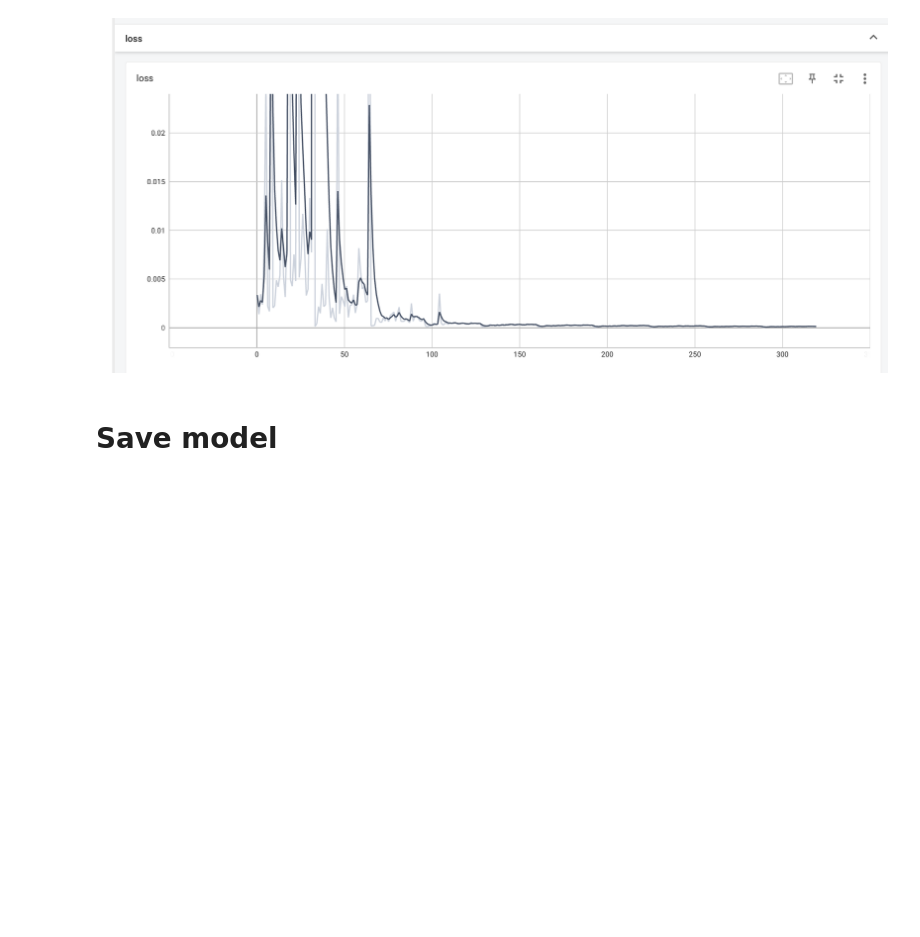
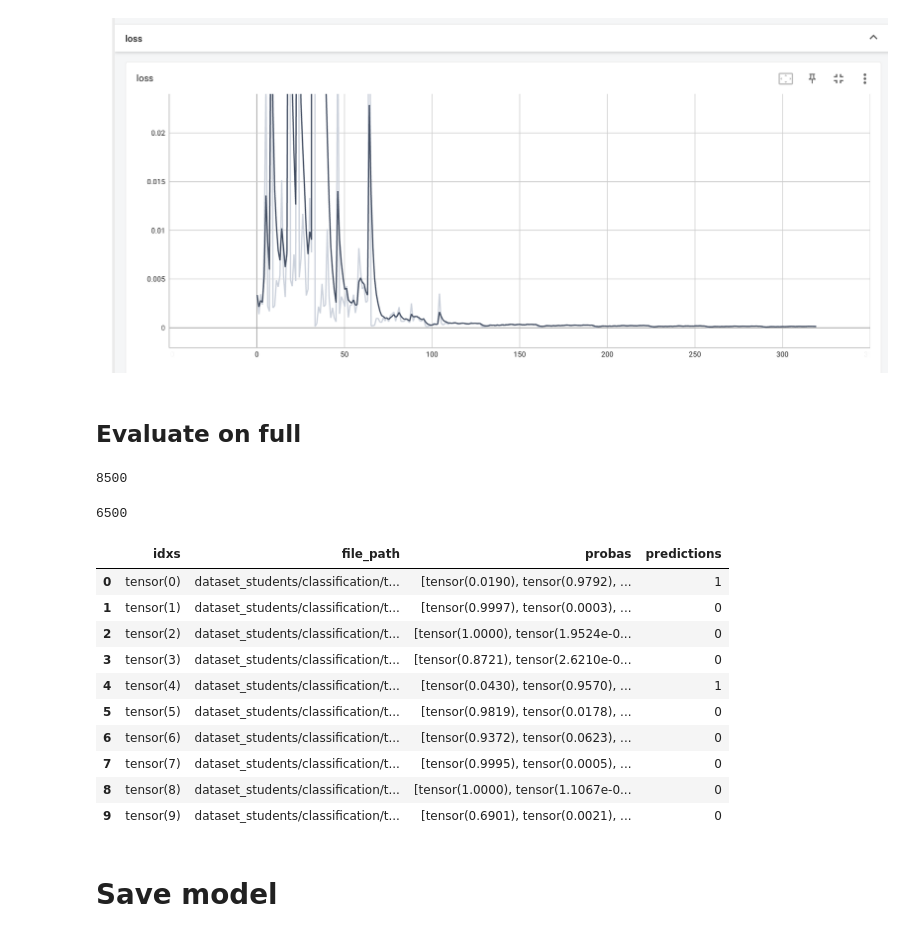
Before and after one commit to alekseyen/CrowdsourcingSegmentationProject, a Jupyter notebook: train_basic_classifier.ipynb, the cells around one changed output. Drawn from its saved outputs; the diff is of its cells as text; code cells hidden in the pictures; blank space fills up the shorter version.

```diff
--- a/train_basic_classifier.ipynb
+++ b/train_basic_classifier.ipynb
@@ -167,3 +167,47 @@ f1_score(labels, predictions, labels=1, average='binary')
 0.8771929824561403
 # %% [markdown]
 ![image.png](attachment:3ad7e37c-019b-471c-96e7-1ccd8cd0d7ef.png)
+# %% [markdown]
+## Evaluate on full
+# %%
+import os
+
+full_image_paths = []
+
+dataset_dir = 'dataset_students/classification/train_unlabelled'
+
+for file in os.listdir(dataset_dir):
+    if file.endswith(".png"):
+        full_image_paths += [os.path.join(dataset_dir, file)]
+
+
+len(full_image_paths)
+# %% [output]
+8500
+# %%
+import numpy as np
+other_part_path = np.array(list(set(full_image_paths) - set(train_image_paths)))
+
+len(other_part_path)
+# %% [output]
+6500
+# %%
+other_part_dataset = ImagesDataset(other_part_path, transform=transform)
+
+labels, predictions, probas, idxs = evaluate_model(model, other_part_dataset)
+# %%
+df = pd.DataFrame(dict(idxs=idxs, file_path = other_part_path[idxs], probas=probas, predictions=predictions))
+
+df.head(10)
+# %% [output]
+|  | idxs | file_path | probas | predictions |
+| 0 | tensor(0) | dataset_students/classification/t... | [tensor(0.0190), tensor(0.9792), ... | 1 |
+| 1 | tensor(1) | dataset_students/classification/t... | [tensor(0.9997), tensor(0.0003), ... | 0 |
+| 2 | tensor(2) | dataset_students/classification/t... | [tensor(1.0000), tensor(1.9524e-0... | 0 |
+| 3 | tensor(3) | dataset_students/classification/t... | [tensor(0.8721), tensor(2.6210e-0... | 0 |
+| 4 | tensor(4) | dataset_students/classification/t... | [tensor(0.0430), tensor(0.9570), ... | 1 |
+| 5 | tensor(5) | dataset_students/classification/t... | [tensor(0.9819), tensor(0.0178), ... | 0 |
+| 6 | tensor(6) | dataset_students/classification/t... | [tensor(0.9372), tensor(0.0623), ... | 0 |
+| 7 | tensor(7) | dataset_students/classification/t... | [tensor(0.9995), tensor(0.0005), ... | 0 |
+| 8 | tensor(8) | dataset_students/classification/t... | [tensor(1.0000), tensor(1.1067e-0... | 0 |
+| 9 | tensor(9) | dataset_students/classification/t... | [tensor(0.6901), tensor(0.0021), ... | 0 |
```
Also changed, not shown: parts of 4 cells of this notebook.
